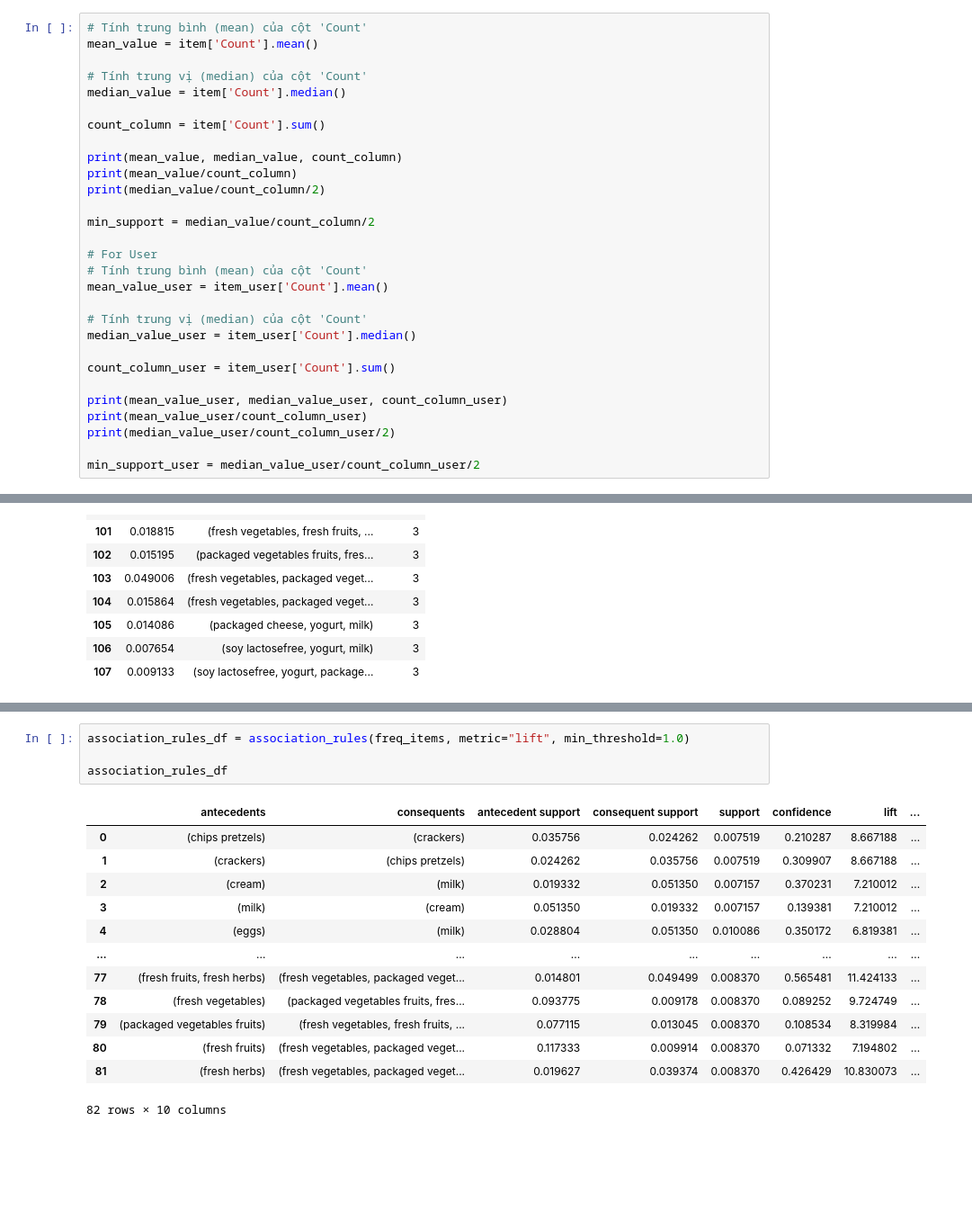
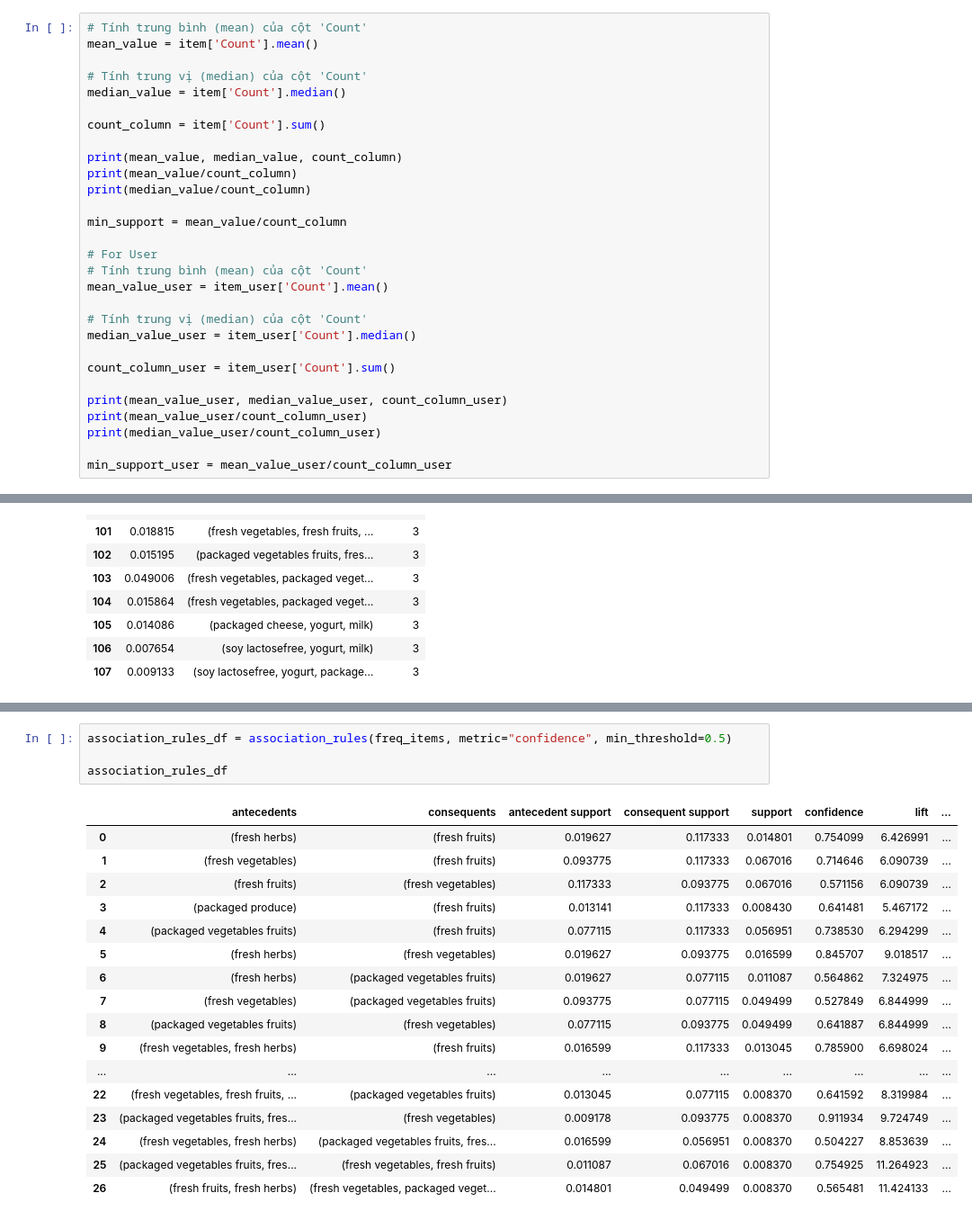
Before and after one commit to baco0611/Analyze_Hunter_Shop_DataMining, a Jupyter notebook: data.ipynb, the cells around one changed output, grey strips where cells are left out. Shown: that part at 90% size. Drawn from its saved outputs; the diff is of its cells as text; blank space fills up the shorter version.

```diff
--- a/data.ipynb
+++ b/data.ipynb
@@ -724,9 +724,9 @@ count_column = item['Count'].sum()
 
 print(mean_value, median_value, count_column)
 print(mean_value/count_column)
-print(median_value/count_column/2)
+print(median_value/count_column)
 
-min_support = median_value/count_column/2
+min_support = mean_value/count_column
 
 # For User
 # Tính trung bình (mean) của cột 'Count'
@@ -739,7 +739,7 @@ count_column_user = item_user['Count'].sum()
 
 print(mean_value_user, median_value_user, count_column_user)
 print(mean_value_user/count_column_user)
-print(median_value_user/count_column_user/2)
+print(median_value_user/count_column_user)
 
-min_support_user = median_value_user/count_column_user/2
+min_support_user = mean_value_user/count_column_user
 # %% [output]
@@ -866,19 +866,23 @@ len(items), len(items_user)
 # %%
-association_rules_df = association_rules(freq_items, metric="lift", min_threshold=1.0)
+association_rules_df = association_rules(freq_items, metric="confidence", min_threshold=0.5)
 
 association_rules_df
 # %% [output]
 |  | antecedents | consequents | antecedent support | consequent support | support | confidence | lift | ... |
-| 0 | (chips pretzels) | (crackers) | 0.035756 | 0.024262 | 0.007519 | 0.210287 | 8.667188 | ... |
-| 1 | (crackers) | (chips pretzels) | 0.024262 | 0.035756 | 0.007519 | 0.309907 | 8.667188 | ... |
-| 2 | (cream) | (milk) | 0.019332 | 0.051350 | 0.007157 | 0.370231 | 7.210012 | ... |
-| 3 | (milk) | (cream) | 0.051350 | 0.019332 | 0.007157 | 0.139381 | 7.210012 | ... |
-| 4 | (eggs) | (milk) | 0.028804 | 0.051350 | 0.010086 | 0.350172 | 6.819381 | ... |
+| 0 | (fresh herbs) | (fresh fruits) | 0.019627 | 0.117333 | 0.014801 | 0.754099 | 6.426991 | ... |
+| 1 | (fresh vegetables) | (fresh fruits) | 0.093775 | 0.117333 | 0.067016 | 0.714646 | 6.090739 | ... |
+| 2 | (fresh fruits) | (fresh vegetables) | 0.117333 | 0.093775 | 0.067016 | 0.571156 | 6.090739 | ... |
+| 3 | (packaged produce) | (fresh fruits) | 0.013141 | 0.117333 | 0.008430 | 0.641481 | 5.467172 | ... |
+| 4 | (packaged vegetables fruits) | (fresh fruits) | 0.077115 | 0.117333 | 0.056951 | 0.738530 | 6.294299 | ... |
+| 5 | (fresh herbs) | (fresh vegetables) | 0.019627 | 0.093775 | 0.016599 | 0.845707 | 9.018517 | ... |
+| 6 | (fresh herbs) | (packaged vegetables fruits) | 0.019627 | 0.077115 | 0.011087 | 0.564862 | 7.324975 | ... |
+| 7 | (fresh vegetables) | (packaged vegetables fruits) | 0.093775 | 0.077115 | 0.049499 | 0.527849 | 6.844999 | ... |
+| 8 | (packaged vegetables fruits) | (fresh vegetables) | 0.077115 | 0.093775 | 0.049499 | 0.641887 | 6.844999 | ... |
+| 9 | (fresh vegetables, fresh herbs) | (fresh fruits) | 0.016599 | 0.117333 | 0.013045 | 0.785900 | 6.698024 | ... |
 | ... | ... | ... | ... | ... | ... | ... | ... | ... |
-| 77 | (fresh fruits, fresh herbs) | (fresh vegetables, packaged veget... | 0.014801 | 0.049499 | 0.008370 | 0.565481 | 11.424133 | ... |
-| 78 | (fresh vegetables) | (packaged vegetables fruits, fres... | 0.093775 | 0.009178 | 0.008370 | 0.089252 | 9.724749 | ... |
-| 79 | (packaged vegetables fruits) | (fresh vegetables, fresh fruits, ... | 0.077115 | 0.013045 | 0.008370 | 0.108534 | 8.319984 | ... |
-| 80 | (fresh fruits) | (fresh vegetables, packaged veget... | 0.117333 | 0.009914 | 0.008370 | 0.071332 | 7.194802 | ... |
-| 81 | (fresh herbs) | (fresh vegetables, packaged veget... | 0.019627 | 0.039374 | 0.008370 | 0.426429 | 10.830073 | ... |
+| 22 | (fresh vegetables, fresh fruits, ... | (packaged vegetables fruits) | 0.013045 | 0.077115 | 0.008370 | 0.641592 | 8.319984 | ... |
+| 23 | (packaged vegetables fruits, fres... | (fresh vegetables) | 0.009178 | 0.093775 | 0.008370 | 0.911934 | 9.724749 | ... |
+| 24 | (fresh vegetables, fresh herbs) | (packaged vegetables fruits, fres... | 0.016599 | 0.056951 | 0.008370 | 0.504227 | 8.853639 | ... |
+| 25 | (packaged vegetables fruits, fres... | (fresh vegetables, fresh fruits) | 0.011087 | 0.067016 | 0.008370 | 0.754925 | 11.264923 | ... |
+| 26 | (fresh fruits, fresh herbs) | (fresh vegetables, packaged veget... | 0.014801 | 0.049499 | 0.008370 | 0.565481 | 11.424133 | ... |
-82 rows × 10 columns
 # %%
```
Also changed, not shown: parts of 5 cells of this notebook.
